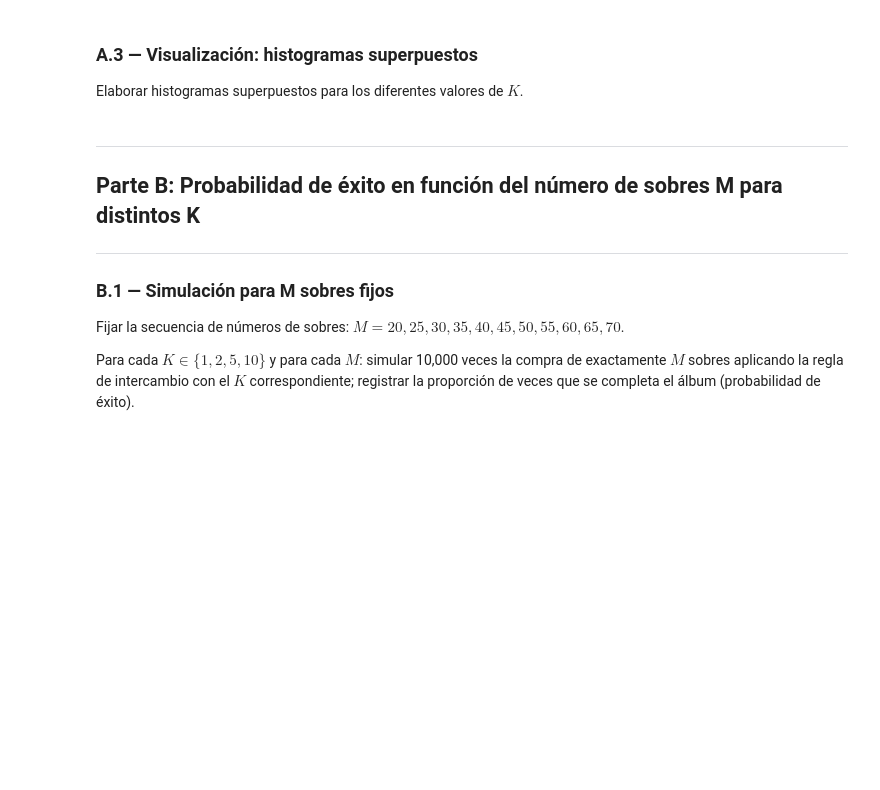
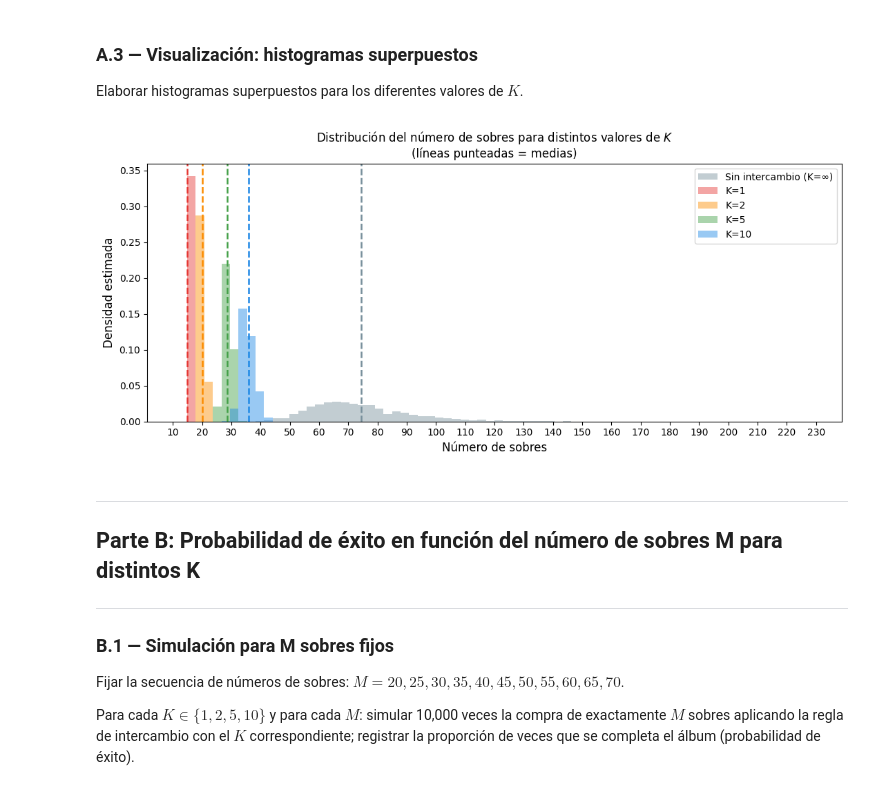
Before and after one commit to Diego-glitch-cloud/lab8-prob, a Jupyter notebook: ej4-lab8.ipynb, the cells around one changed output. Saved outputs shown, nothing was run; the diff lists cells and outputs as text; code cells hidden in the pictures; blank space fills up the shorter version.

```diff
--- a/ej4-lab8.ipynb
+++ b/ej4-lab8.ipynb
@@ -47,3 +79,24 @@ Escribir una función que simule el proceso de compra de sobres hasta completar
 Para cada valor de $K$ en la lista, realizar $R = 10{,}000$ simulaciones y calcular:
 - Media y desviación estándar del número de sobres
 - Reducción porcentual respecto al caso sin intercambio
+# %%
+resultados = {}
+
+rng_ref = np.random.default_rng(SEED)
+sobres_ref = np.array([simular_sin_intercambio(N, S, rng_ref) for _ in range(R)])
+resultados[None] = sobres_ref
+media_ref = sobres_ref.mean()
+std_ref   = sobres_ref.std()
+
+print(f"{'K':>5} | {'Media':>8} | {'Desv. Std':>10} | {'Reducción':>10}")
+print("-" * 44)
+print(f"{'∞':>5} | {media_ref:>8.2f} | {std_ref:>10.2f} | {'—':>10}")
+
+for K in K_VALUES:
+    rng_k = np.random.default_rng(SEED)
+    datos = np.array([simular_con_intercambio(N, S, K, rng_k) for _ in range(R)])
+    resultados[K] = datos
+    media = datos.mean()
+    std   = datos.std()
+    red   = (1 - media / media_ref) * 100
+    print(f"{K:>5} | {media:>8.2f} | {std:>10.2f} | {red:>9.1f}%")
@@ -51,6 +112,29 @@ Para cada valor de $K$ en la lista, realizar $R = 10{,}000$ simulaciones y calcu
 ### A.3 — Visualización: histogramas superpuestos
 
 Elaborar histogramas superpuestos para los diferentes valores de $K$.
+# %%
+fig, ax = plt.subplots(figsize=(11, 5))
+
+colores   = ['#78909C', '#E53935', '#FB8C00', '#43A047', '#1E88E5']
+etiquetas = ['Sin intercambio (K=∞)', 'K=1', 'K=2', 'K=5', 'K=10']
+datos_plot = [resultados[None]] + [resultados[k] for k in K_VALUES]
+
+todas = np.concatenate(datos_plot)
+bins  = np.linspace(todas.min() - 3, todas.max() + 3, 75)
+
+for datos, label, color in zip(datos_plot, etiquetas, colores):
+    ax.hist(datos, bins=bins, density=True, alpha=0.45, color=color, label=label)
+    ax.axvline(datos.mean(), color=color, lw=1.8, ls='--')
+
+ax.set_xlabel('Número de sobres', fontsize=12)
+ax.set_ylabel('Densidad estimada', fontsize=12)
+ax.set_title('Distribución del número de sobres para distintos valores de $K$\n(líneas punteadas = medias)', fontsize=12)
+ax.legend(fontsize=10)
+ax.xaxis.set_major_locator(mticker.MultipleLocator(10))
+plt.tight_layout()
+plt.show()
+# %% [output]
+[figure, added]
 # %% [markdown]
 ---
 ## Parte B: Probabilidad de éxito en función del número de sobres M para distintos K
```
Also changed, not shown: parts of 17 cells of this notebook.
